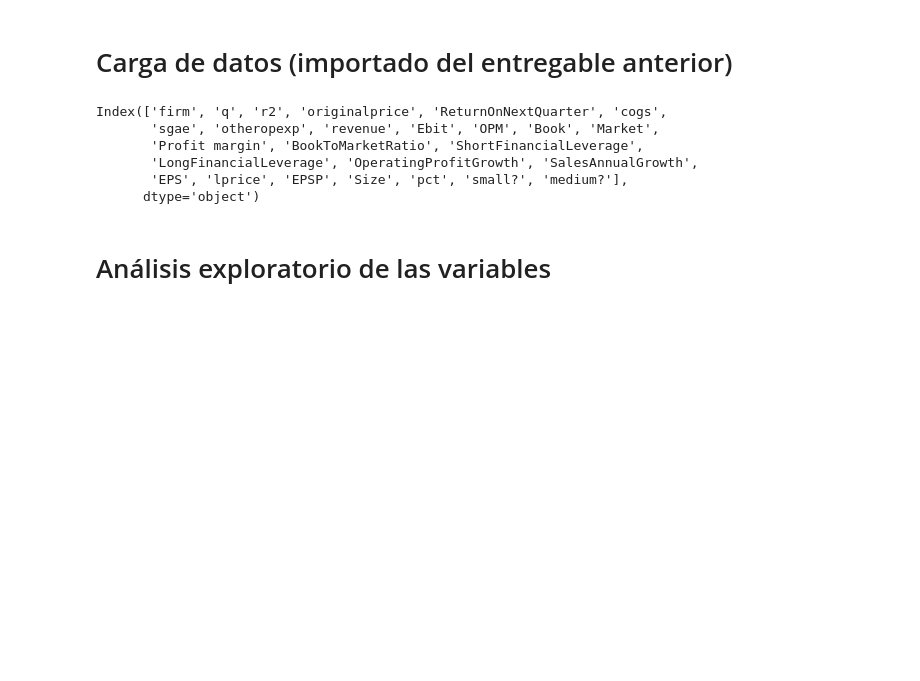
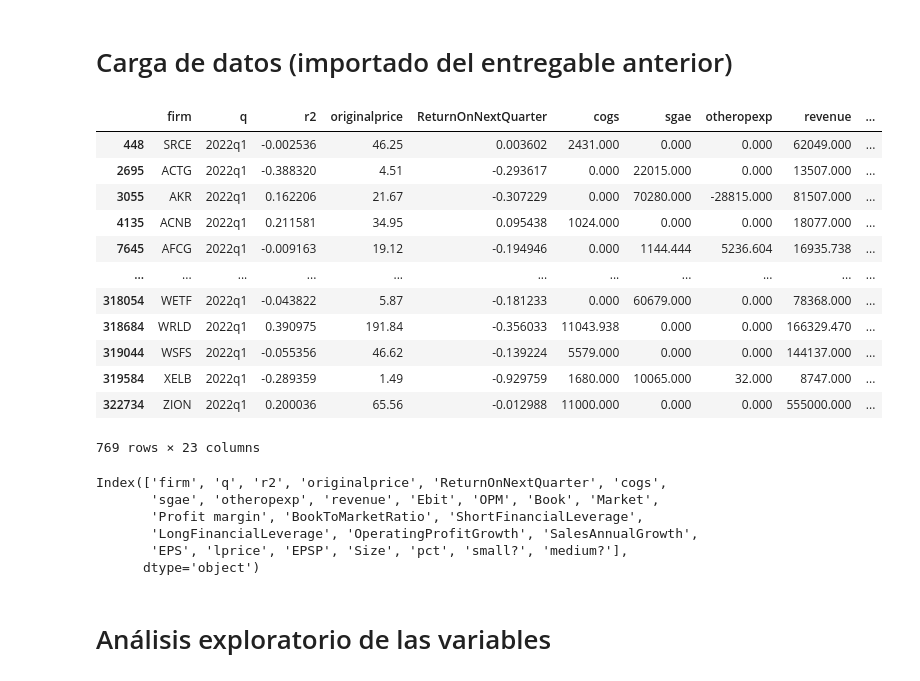
Before and after one commit to Cutberto/Estadistica-IA-TC3006C, a Jupyter notebook: Entregables_Bloque2/Entregable_1_bloque_2_Estadística.ipynb, the cells around one changed output. Drawn from its saved outputs; the diff is of its cells as text; code cells hidden in the pictures; blank space fills up the shorter version.

```diff
--- a/Entregables_Bloque2/Entregable_1_bloque_2_Estadística.ipynb
+++ b/Entregables_Bloque2/Entregable_1_bloque_2_Estadística.ipynb
@@ -53,37 +54,50 @@ df = df.replace(np.nan,0)
 # %%
 from scipy.stats.mstats import winsorize
 # Seleccionamos solo los valores que nos serán de utilidad en este análisis
 rslt_df = df.loc[df["Sector NAICS\nlevel 1"].isin(['Finance and Insurance', 'Real Estate and Rental and Leasing'  ])]
 df_analysis = rslt_df[['firm','q','r2', 'originalprice', 'ReturnOnNextQuarter', 'cogs', 'sgae', 'otheropexp', 'revenue', 'Ebit','OPM', 'Book', 'Market', 'Profit margin']]
 mask = df_analysis['q']=='2022q1'
 df_analysis = df_analysis[mask]
 # Calculamos las nuevas variables
-#primero llenamos los NaN en todos los valores nulos en los divisores
-df = df.replace(0,np.nan)
-df_analysis = df_analysis.replace(0,np.nan)
+# Primero llenamos los NaN en todos los valores nulos en los divisores
 
 df_analysis["Ebit"] = df["Ebit"].fillna(0)
 df_analysis["OPM"] = df["Ebit"] / df["revenue"]
 df_analysis['BookToMarketRatio'] = df['Book'] / df['Market']
 df_analysis['ShortFinancialLeverage'] = df["shortdebt"] / df["totalassets"]
 df_analysis['LongFinancialLeverage'] = df["longdebt"] / df["totalassets"]
 df_analysis['OperatingProfitGrowth'] = (df["Ebit"] - df["Ebit"].shift(4)) - 1
 df_analysis['SalesAnnualGrowth'] = (df["revenue"] / df["revenue"].shift(4)) - 1
 df_analysis['EPS'] = df["Net income"] / df["sharesoutstanding"]
-df_analysis["lprice"] = df["lprice"]
+df_analysis["lprice"] = df["lprice"].fillna(0)
 df_analysis['EPSP'] =  df_analysis["EPS"] / df_analysis["originalprice"]
-df_analysis['Size'] =  df["Market"]
+df_analysis['Size'] =  df["Market"].fillna(0)
 
 # Aplicamos la winzorización a nuestros ratios
 df_analysis["OPM"] = winsorize(df_analysis["OPM"], limits=[0.0001, 0.02])
 df_analysis["BookToMarketRatio"] = winsorize(df_analysis["BookToMarketRatio"], limits=[0.0001, 0.02])
 df_analysis["ShortFinancialLeverage"] = winsorize(df_analysis["ShortFinancialLeverage"], limits=[0.0001, 0.02])
 df_analysis["OperatingProfitGrowth"] = winsorize(df_analysis["OperatingProfitGrowth"], limits=[0.0001, 0.02])
 df_analysis["EPSP"] = winsorize(df_analysis["EPSP"], limits=[0.0001, 0.02])
 df_analysis["OperatingProfitGrowth"] = winsorize(df_analysis["OperatingProfitGrowth"], limits=[0.0001, 0.02])
 df_analysis["SalesAnnualGrowth"] = winsorize(df_analysis["SalesAnnualGrowth"], limits=[0.0001, 0.02])
 
-df_analysis = df_analysis.replace(np.nan,0)
+
+df_analysis
+# %% [output]
+|  | firm | q | r2 | originalprice | ReturnOnNextQuarter | cogs | sgae | otheropexp | revenue | ... |
+| 448 | SRCE | 2022q1 | -0.002536 | 46.25 | 0.003602 | 2431.000 | 0.000 | 0.000 | 62049.000 | ... |
+| 2695 | ACTG | 2022q1 | -0.388320 | 4.51 | -0.293617 | 0.000 | 22015.000 | 0.000 | 13507.000 | ... |
+| 3055 | AKR | 2022q1 | 0.162206 | 21.67 | -0.307229 | 0.000 | 70280.000 | -28815.000 | 81507.000 | ... |
+| 4135 | ACNB | 2022q1 | 0.211581 | 34.95 | 0.095438 | 1024.000 | 0.000 | 0.000 | 18077.000 | ... |
+| 7645 | AFCG | 2022q1 | -0.009163 | 19.12 | -0.194946 | 0.000 | 1144.444 | 5236.604 | 16935.738 | ... |
+| ... | ... | ... | ... | ... | ... | ... | ... | ... | ... | ... |
+| 318054 | WETF | 2022q1 | -0.043822 | 5.87 | -0.181233 | 0.000 | 60679.000 | 0.000 | 78368.000 | ... |
+| 318684 | WRLD | 2022q1 | 0.390975 | 191.84 | -0.356033 | 11043.938 | 0.000 | 0.000 | 166329.470 | ... |
+| 319044 | WSFS | 2022q1 | -0.055356 | 46.62 | -0.139224 | 5579.000 | 0.000 | 0.000 | 144137.000 | ... |
+| 319584 | XELB | 2022q1 | -0.289359 | 1.49 | -0.929759 | 1680.000 | 10065.000 | 32.000 | 8747.000 | ... |
+| 322734 | ZION | 2022q1 | 0.200036 | 65.56 | -0.012988 | 11000.000 | 0.000 | 0.000 | 555000.000 | ... |
+769 rows × 23 columns
 # %%
 # En este código lo que se hace es regresar el valor del percentil con respecto al set de datos que recibe la función.
 # Esta función va a recibir uno por uno cada quarter, lo que nos hara que regrese el valor del percentil para cada instancia
```
Also changed, not shown: parts of 39 cells of this notebook, 1 other file.
